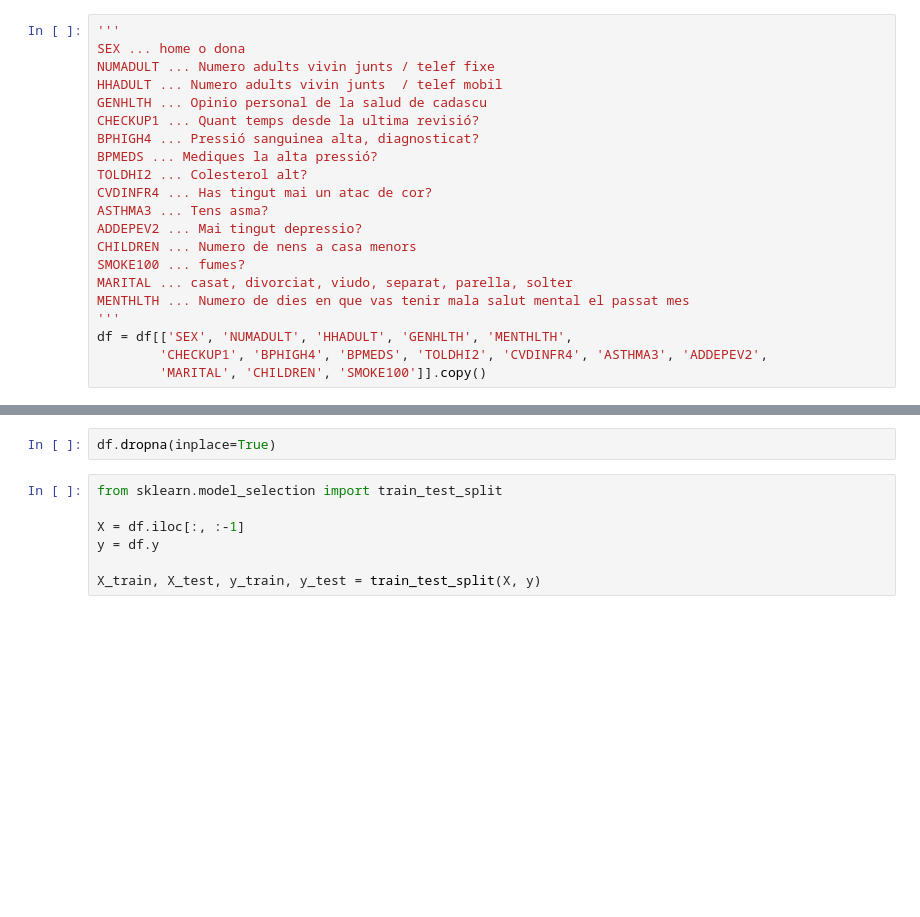
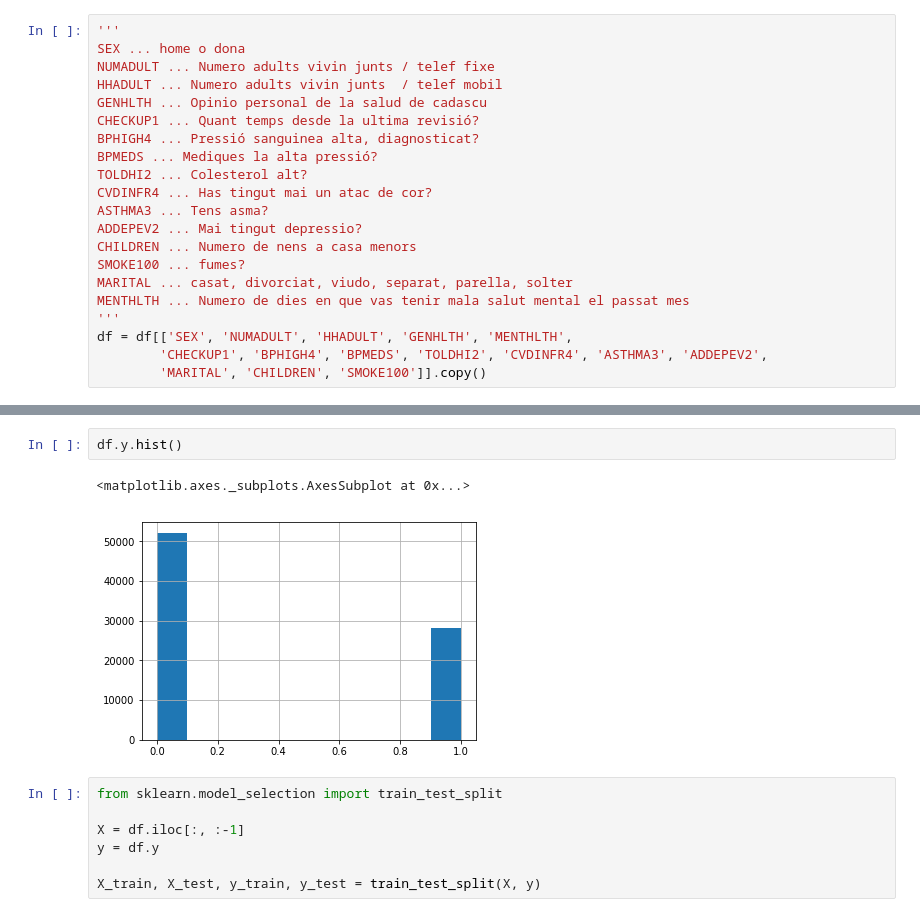
Before and after one commit to AINeedADoctor/AINAD-api, a Jupyter notebook: ml/AINAD.ipynb, the cells around one changed output, grey strips where cells are left out. Drawn from its saved outputs; the diff is of its cells as text; blank space fills up the shorter version.

```diff
--- a/ml/AINAD.ipynb
+++ b/ml/AINAD.ipynb
@@ -93,5 +97,8 @@ del df['MENTHLTH']
-# %%
-df.dropna(inplace=True)
+# %%
+df.y.hist()
+# %% [output]
+<matplotlib.axes._subplots.AxesSubplot at 0x...>
+[figure, added]
 # %%
 from sklearn.model_selection import train_test_split
 
```
Also changed, not shown: parts of 4 cells of this notebook.
